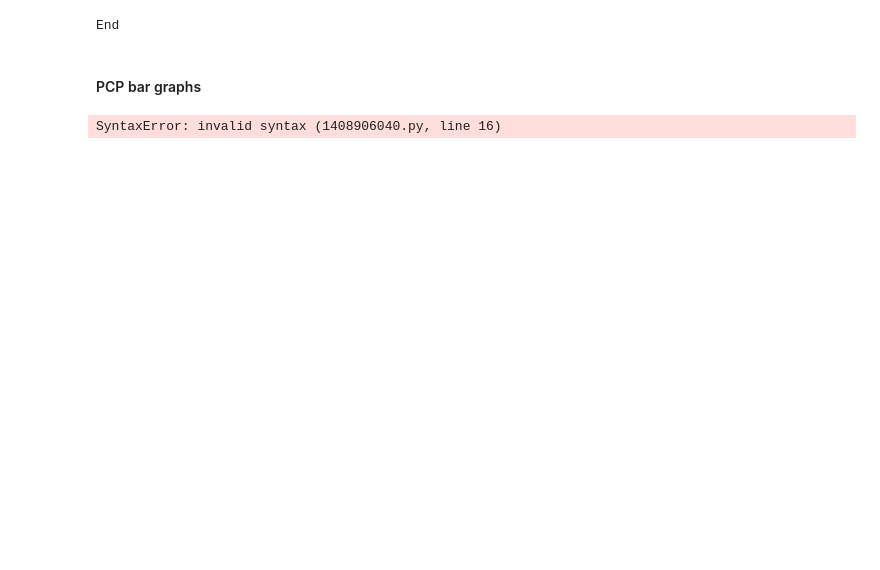
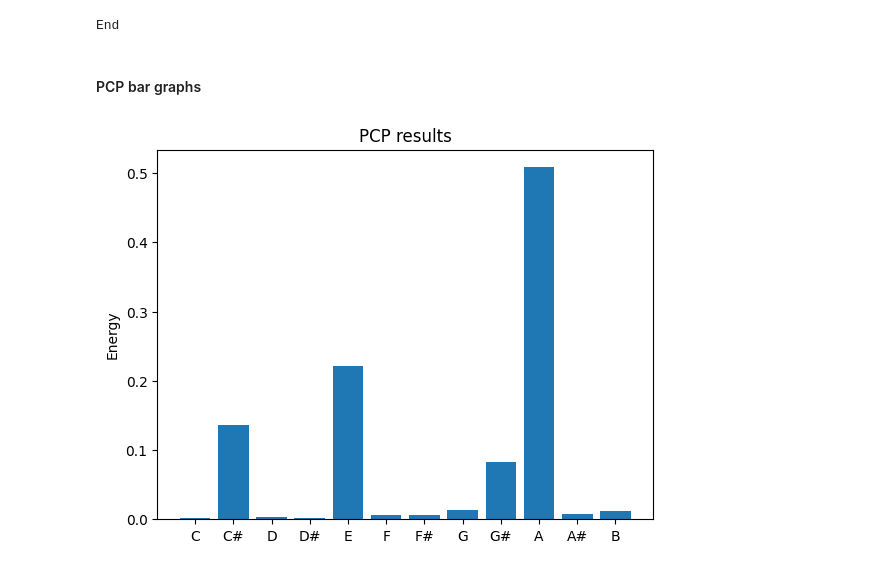
Before and after one commit to ZenSerito/ChordClassification, a Jupyter notebook: Machine_Learning/notebooks/Sequential_model.ipynb, the cells around one changed output. Drawn from its saved outputs; the diff is of its cells as text; code cells hidden in the pictures; blank space fills up the shorter version.

```diff
--- a/Machine_Learning/notebooks/Sequential_model.ipynb
+++ b/Machine_Learning/notebooks/Sequential_model.ipynb
@@ -490,27 +480,26 @@ import matplotlib.pyplot as plt
 # %%
 pitch = [
             0.0023146720618913187,
             0.13541123174584477,
             0.002753804814052944,
             0.0016777679064559055,
             0.22138365360133072,
             0.005979670177444035,
             0.006189081758443196,
             0.013713444747058249,
             0.08279445457778613,
             0.5082383956629952,
             0.007580531012396195,
             0.01196329193430142
         ]
 
-pitch =
 
 objects = ('C', 'C#', 'D', 'D#', 'E', 'F', 'F#', 'G', 'G#', 'A', 'A#', 'B')
 y_pos = np.arange(len(objects))
 plt.bar(y_pos, pitch, align='center', alpha=1.0)
 plt.xticks(y_pos, objects)
 plt.ylabel('Energy')
 plt.title('PCP results')
 plt.show()
 # %% [output]
-SyntaxError: invalid syntax (1408906040.py, line 16)
+[figure, added]
```
Also changed, not shown: parts of 23 cells of this notebook.
